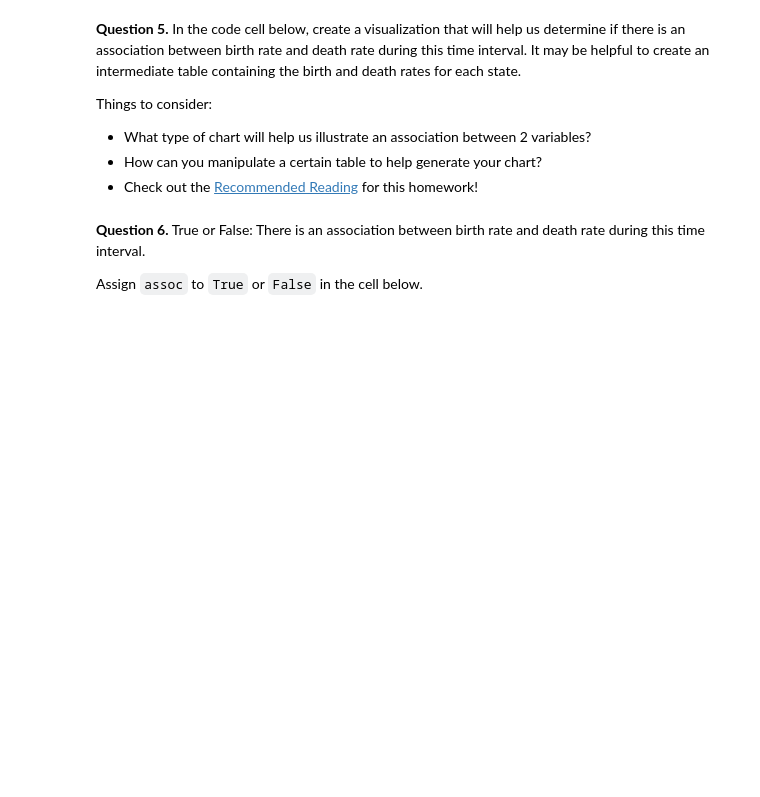
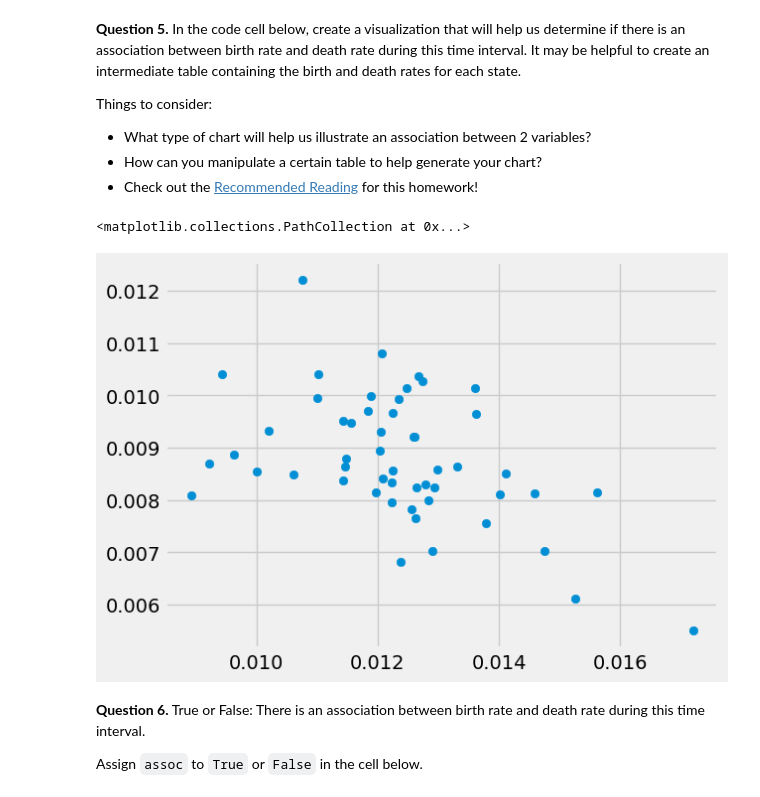
Before and after one commit to bencump/Intro_DataAnalytics, a Jupyter notebook: hw03/hw03/hw03.ipynb, the cells around one changed output. Drawn from its saved outputs; the diff is of its cells as text; code cells hidden in the pictures; blank space fills up the shorter version.

```diff
--- a/hw03/hw03/hw03.ipynb
+++ b/hw03/hw03/hw03.ipynb
@@ -294,8 +308,13 @@ Things to consider:
 # %%
 # In this cell, use birth_rates and death_rates to generate your visualization
 birth_rates_2015 = pop.column('BIRTHS') / pop.column('2015')
 death_rates_2015 = pop.column('DEATHS') / pop.column('2015')
-...
+# print(birth_rates_2015)
+# print(death_rates_2015)
+plt.scatter(birth_rates_2015, death_rates_2015)
+# %% [output]
+<matplotlib.collections.PathCollection at 0x...>
+[figure, added]
 # %% [markdown]
 <!-- END QUESTION -->
 
```
Also changed, not shown: parts of 22 cells of this notebook, 3 other files.
